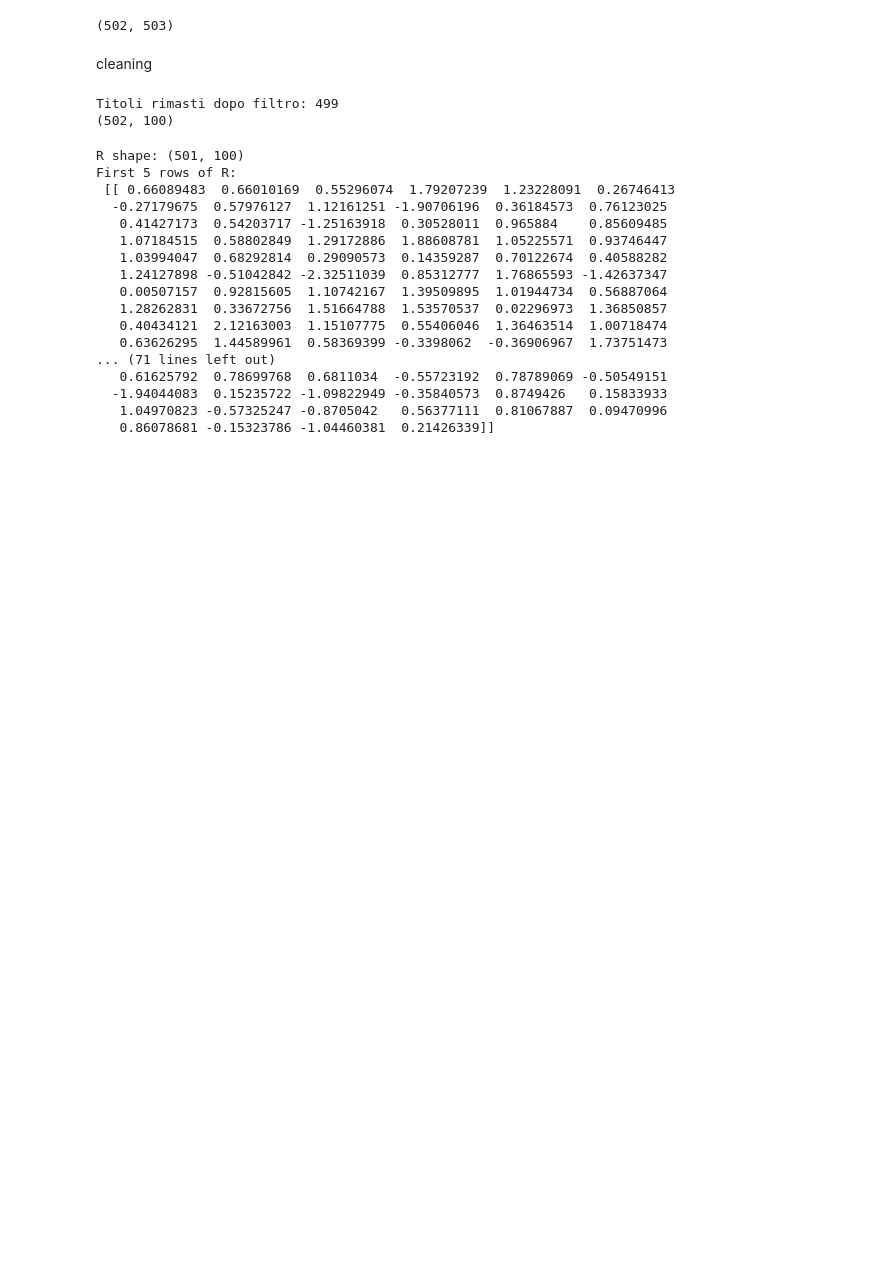
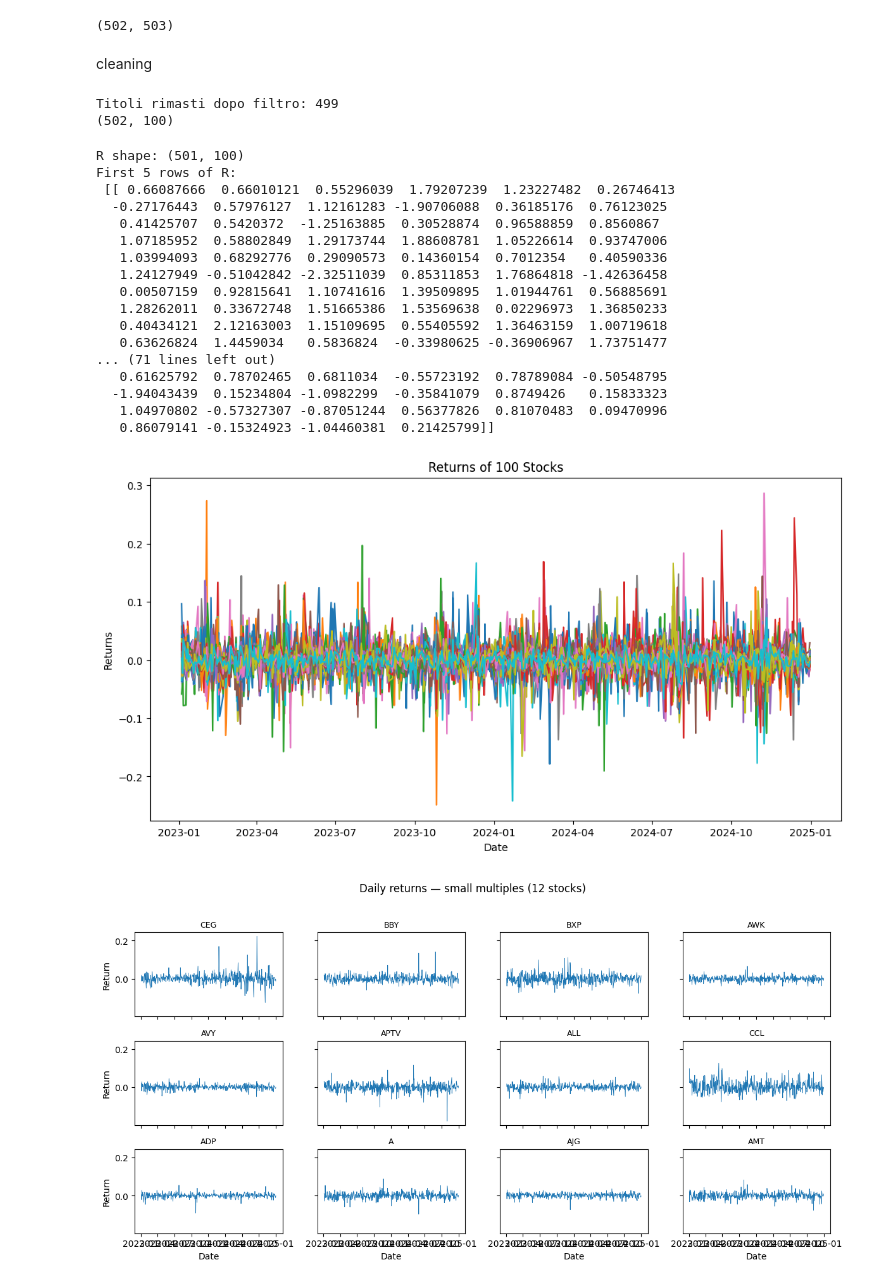
Before and after one commit to Bombaric/ProblemSolving, a Jupyter notebook: notebooks/03_dati_reali.ipynb, the cells around one changed output. Drawn from its saved outputs; the diff is of its cells as text; code cells hidden in the pictures; blank space fills up the shorter version.

```diff
--- a/notebooks/03_dati_reali.ipynb
+++ b/notebooks/03_dati_reali.ipynb
@@ -52,35 +53,66 @@ Titoli rimasti dopo filtro: 499
 # %%
 import sys
 sys.path.append("../src")
 from finrmt.data import returns
 
 #for multiple tockets defined before
 
 returns = returns(subset)
+#non log returns
+def ret_nonlog(prices):
+    retur = prices.pct_change()
+    return retur
+
+
 
 R = returns.dropna(how="any").to_numpy(dtype=float)   # shape: (T, N)
 
 T, N = R.shape
 print("R shape:", R.shape)
 print("First 5 rows of R:\n", R[:5])
+
+non_log_df = ret_nonlog(subset).dropna(how="any")
+
+plt.figure(figsize=(12, 6))
+plt.plot(non_log_df.index, non_log_df.values)
+plt.title("Returns of 100 Stocks")
+plt.xlabel("Date")
+plt.ylabel("Returns")
+plt.show()
+
+np.random.seed(42)
+cols = np.random.choice(ret_df.columns, size=12, replace=False)
+ret_small = ret_df[cols]
+
+fig, axes = plt.subplots(3, 4, figsize=(12, 6), sharex=True, sharey=True)
+axes = axes.ravel()
+for ax, c in zip(axes, cols):
+    ax.plot(ret_small.index, ret_small[c], lw=0.6)
+    ax.set_title(c, fontsize=9)
+for ax in axes[::4]: ax.set_ylabel('Return')
+for ax in axes[-4:]: ax.set_xlabel('Date')
+fig.suptitle('Daily returns — small multiples (12 stocks)', y=1.02)
+plt.tight_layout(); plt.show()
 # %% [output]
 R shape: (501, 100)
 First 5 rows of R:
- [[ 0.66089483  0.66010169  0.55296074  1.79207239  1.23228091  0.26746413
-  -0.27179675  0.57976127  1.12161251 -1.90706196  0.36184573  0.76123025
-   0.41427173  0.54203717 -1.25163918  0.30528011  0.965884    0.85609485
-   1.07184515  0.58802849  1.29172886  1.88608781  1.05225571  0.93746447
-   1.03994047  0.68292814  0.29090573  0.14359287  0.70122674  0.40588282
-   1.24127898 -0.51042842 -2.32511039  0.85312777  1.76865593 -1.42637347
-   0.00507157  0.92815605  1.10742167  1.39509895  1.01944734  0.56887064
-   1.28262831  0.33672756  1.51664788  1.53570537  0.02296973  1.36850857
-   0.40434121  2.12163003  1.15107775  0.55406046  1.36463514  1.00718474
-   0.63626295  1.44589961  0.58369399 -0.3398062  -0.36906967  1.73751473
+ [[ 0.66087666  0.66010121  0.55296039  1.79207239  1.23227482  0.26746413
+  -0.27176443  0.57976127  1.12161283 -1.90706088  0.36185176  0.76123025
+   0.41425707  0.5420372  -1.25163885  0.30528874  0.96588859  0.8560867
+   1.07185952  0.58802849  1.29173744  1.88608781  1.05226614  0.93747006
+   1.03994093  0.68292776  0.29090573  0.14360154  0.7012354   0.40590336
+   1.24127949 -0.51042842 -2.32511039  0.85311853  1.76864818 -1.42636458
+   0.00507159  0.92815641  1.10741616  1.39509895  1.01944761  0.56885691
+   1.28262011  0.33672748  1.51665386  1.53569638  0.02296973  1.36850233
+   0.40434121  2.12163003  1.15109695  0.55405592  1.36463159  1.00719618
+   0.63626824  1.4459034   0.5836824  -0.33980625 -0.36906967  1.73751477
 ... (71 lines left out)
-   0.61625792  0.78699768  0.6811034  -0.55723192  0.78789069 -0.50549151
-  -1.94044083  0.15235722 -1.09822949 -0.35840573  0.8749426   0.15833933
-   1.04970823 -0.57325247 -0.8705042   0.56377111  0.81067887  0.09470996
-   0.86078681 -0.15323786 -1.04460381  0.21426339]]
+   0.61625792  0.78702465  0.6811034  -0.55723192  0.78789084 -0.50548795
+  -1.94043439  0.15234804 -1.0982299  -0.35841079  0.8749426   0.15833323
+   1.04970802 -0.57327307 -0.87051244  0.56377826  0.81070483  0.09470996
+   0.86079141 -0.15324923 -1.04460381  0.21425799]]
+[figure, added]
+[figure, added]
 # %%
 C = (R.T @ R) / T
 W = np.linalg.inv(C)
```
Also changed, not shown: parts of 3 cells of this notebook, 2 other files.
